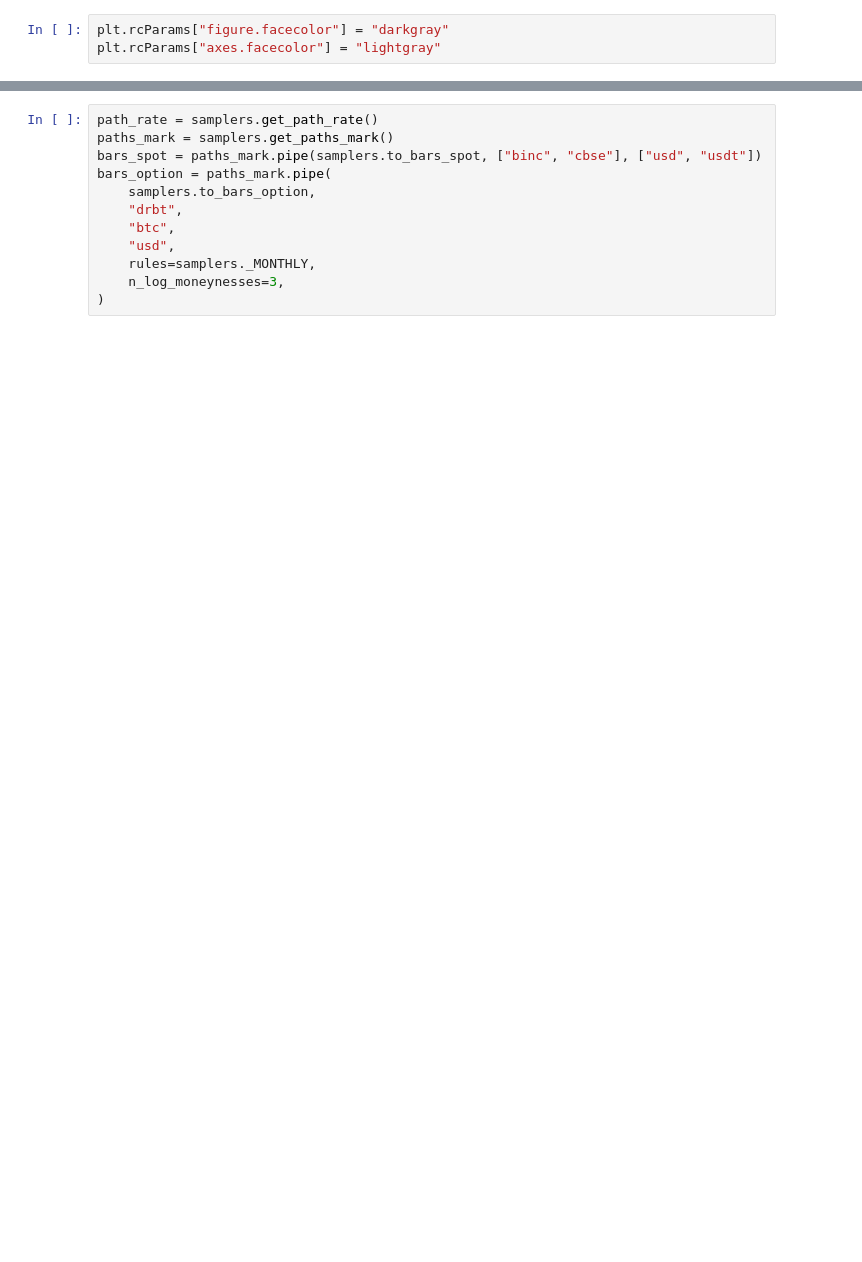
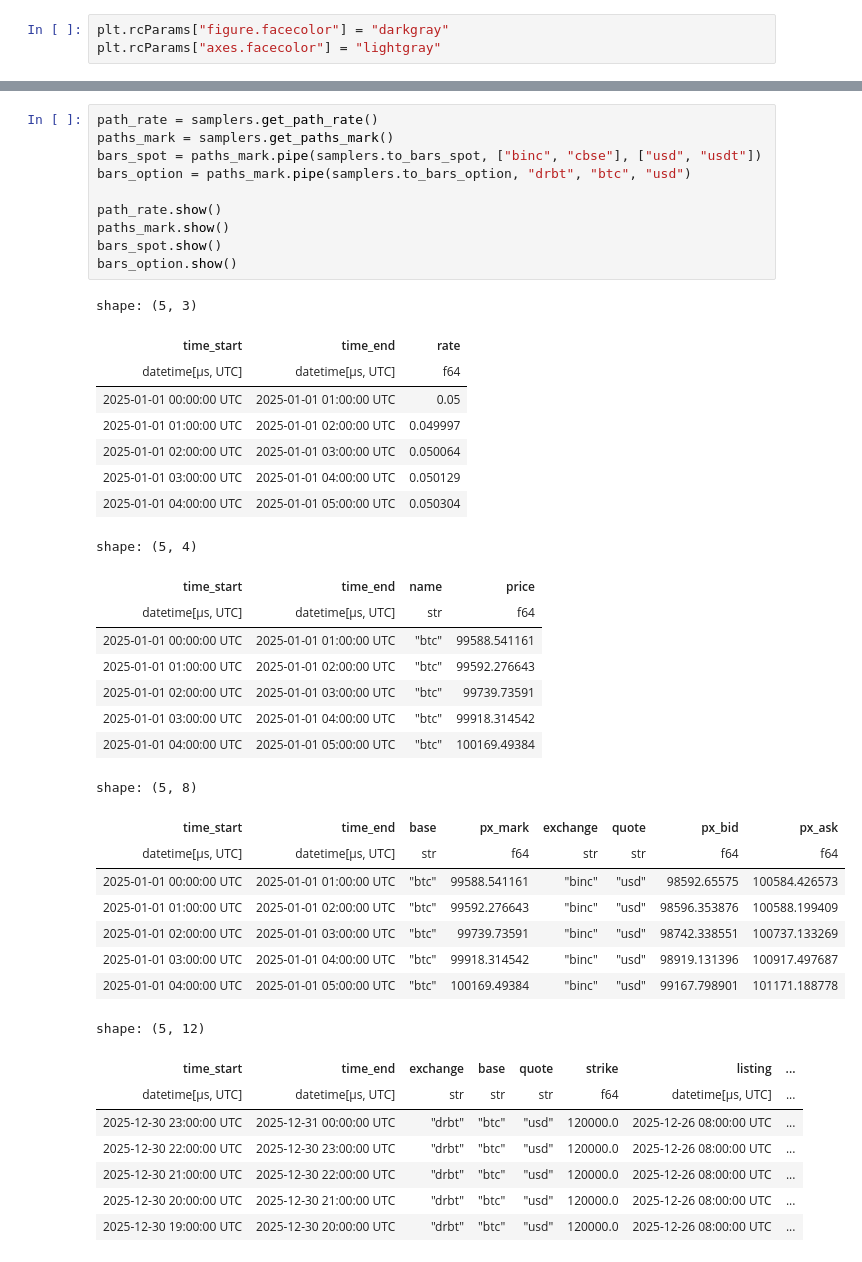
Before and after one commit to andrewchen0028/cc, a Jupyter notebook: packages/sandbox/backtester.ipynb, the cells around one changed output, grey strips where cells are left out. Drawn from its saved outputs; the diff is of its cells as text; blank space fills up the shorter version.

```diff
--- a/packages/sandbox/backtester.ipynb
+++ b/packages/sandbox/backtester.ipynb
@@ -21,12 +23,43 @@ dt = timedelta(hours=1)
 # %%
 path_rate = samplers.get_path_rate()
 paths_mark = samplers.get_paths_mark()
 bars_spot = paths_mark.pipe(samplers.to_bars_spot, ["binc", "cbse"], ["usd", "usdt"])
-bars_option = paths_mark.pipe(
-    samplers.to_bars_option,
-    "drbt",
-    "btc",
-    "usd",
-    rules=samplers._MONTHLY,
-    n_log_moneynesses=3,
-)
+bars_option = paths_mark.pipe(samplers.to_bars_option, "drbt", "btc", "usd")
+
+path_rate.show()
+paths_mark.show()
+bars_spot.show()
+bars_option.show()
+# %% [output]
+shape: (5, 3)
+| time_start | time_end | rate |
+| datetime[μs, UTC] | datetime[μs, UTC] | f64 |
+| 2025-01-01 00:00:00 UTC | 2025-01-01 01:00:00 UTC | 0.05 |
+| 2025-01-01 01:00:00 UTC | 2025-01-01 02:00:00 UTC | 0.049997 |
+| 2025-01-01 02:00:00 UTC | 2025-01-01 03:00:00 UTC | 0.050064 |
+| 2025-01-01 03:00:00 UTC | 2025-01-01 04:00:00 UTC | 0.050129 |
+| 2025-01-01 04:00:00 UTC | 2025-01-01 05:00:00 UTC | 0.050304 |
+shape: (5, 4)
+| time_start | time_end | name | price |
+| datetime[μs, UTC] | datetime[μs, UTC] | str | f64 |
+| 2025-01-01 00:00:00 UTC | 2025-01-01 01:00:00 UTC | "btc" | 99588.541161 |
+| 2025-01-01 01:00:00 UTC | 2025-01-01 02:00:00 UTC | "btc" | 99592.276643 |
+| 2025-01-01 02:00:00 UTC | 2025-01-01 03:00:00 UTC | "btc" | 99739.73591 |
+| 2025-01-01 03:00:00 UTC | 2025-01-01 04:00:00 UTC | "btc" | 99918.314542 |
+| 2025-01-01 04:00:00 UTC | 2025-01-01 05:00:00 UTC | "btc" | 100169.49384 |
+shape: (5, 8)
+| time_start | time_end | base | px_mark | exchange | quote | px_bid | px_ask |
+| datetime[μs, UTC] | datetime[μs, UTC] | str | f64 | str | str | f64 | f64 |
+| 2025-01-01 00:00:00 UTC | 2025-01-01 01:00:00 UTC | "btc" | 99588.541161 | "binc" | "usd" | 98592.65575 | 100584.426573 |
+| 2025-01-01 01:00:00 UTC | 2025-01-01 02:00:00 UTC | "btc" | 99592.276643 | "binc" | "usd" | 98596.353876 | 100588.199409 |
+| 2025-01-01 02:00:00 UTC | 2025-01-01 03:00:00 UTC | "btc" | 99739.73591 | "binc" | "usd" | 98742.338551 | 100737.133269 |
+| 2025-01-01 03:00:00 UTC | 2025-01-01 04:00:00 UTC | "btc" | 99918.314542 | "binc" | "usd" | 98919.131396 | 100917.497687 |
+| 2025-01-01 04:00:00 UTC | 2025-01-01 05:00:00 UTC | "btc" | 100169.49384 | "binc" | "usd" | 99167.798901 | 101171.188778 |
+shape: (5, 12)
+| time_start | time_end | exchange | base | quote | strike | listing | ... |
+| datetime[μs, UTC] | datetime[μs, UTC] | str | str | str | f64 | datetime[μs, UTC] | ... |
+| 2025-12-30 23:00:00 UTC | 2025-12-31 00:00:00 UTC | "drbt" | "btc" | "usd" | 120000.0 | 2025-12-26 08:00:00 UTC | ... |
+| 2025-12-30 22:00:00 UTC | 2025-12-30 23:00:00 UTC | "drbt" | "btc" | "usd" | 120000.0 | 2025-12-26 08:00:00 UTC | ... |
+| 2025-12-30 21:00:00 UTC | 2025-12-30 22:00:00 UTC | "drbt" | "btc" | "usd" | 120000.0 | 2025-12-26 08:00:00 UTC | ... |
+| 2025-12-30 20:00:00 UTC | 2025-12-30 21:00:00 UTC | "drbt" | "btc" | "usd" | 120000.0 | 2025-12-26 08:00:00 UTC | ... |
+| 2025-12-30 19:00:00 UTC | 2025-12-30 20:00:00 UTC | "drbt" | "btc" | "usd" | 120000.0 | 2025-12-26 08:00:00 UTC | ... |
```
Also changed, not shown: parts of 18 cells of this notebook, 4 other files.
